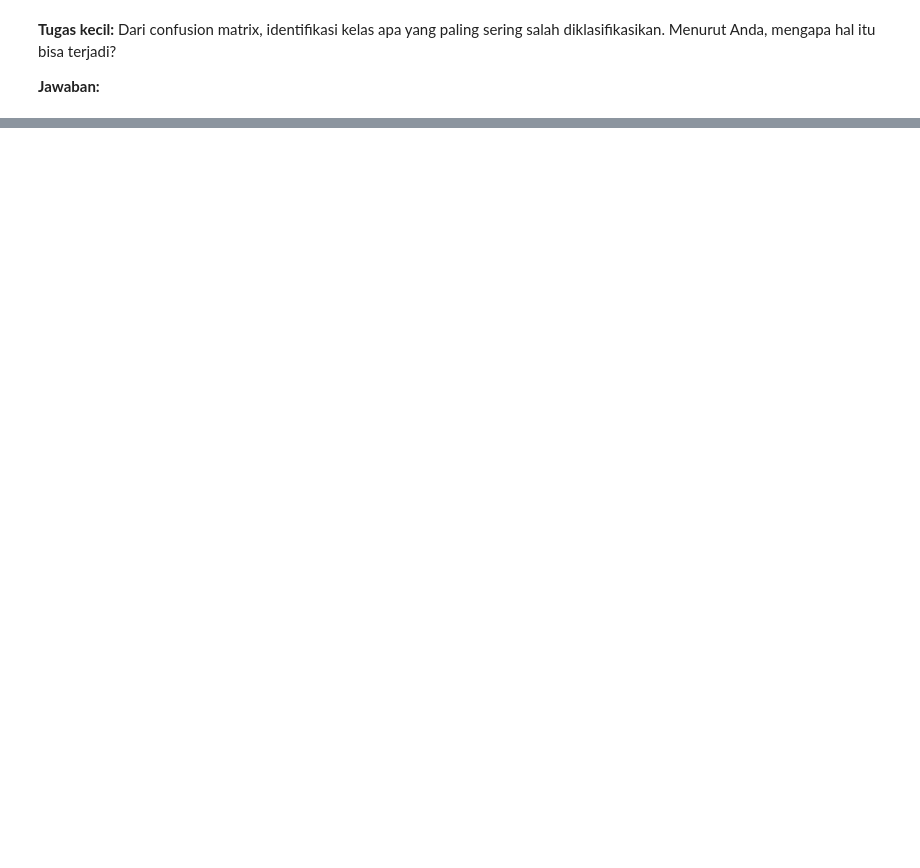
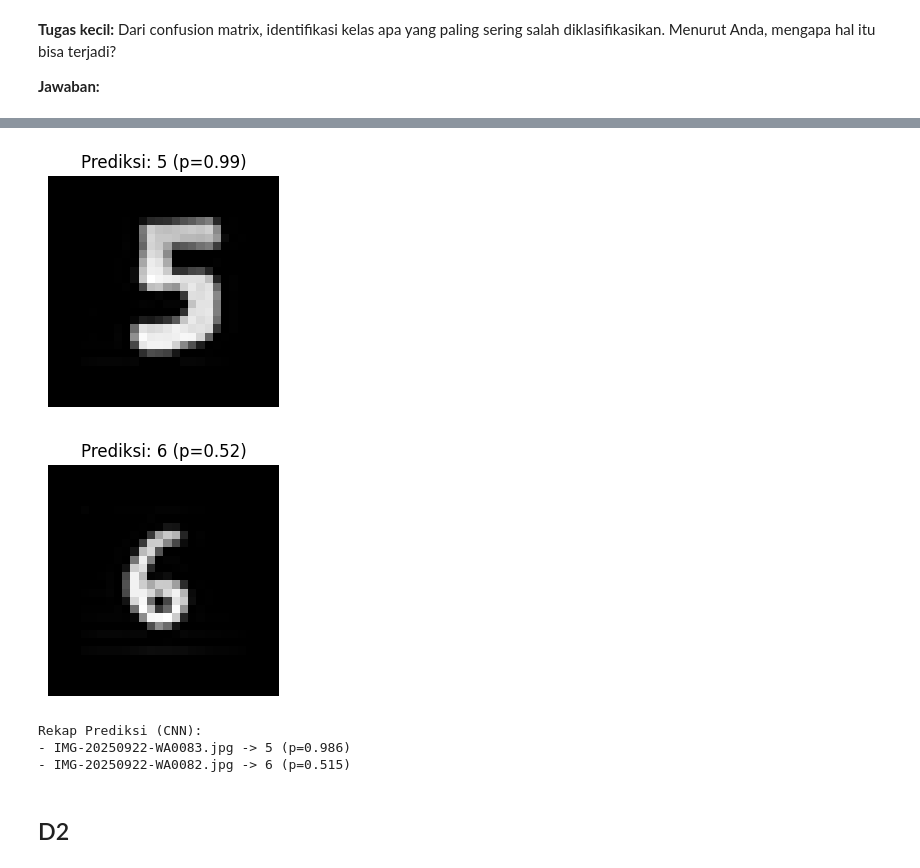
Before and after one commit to anisaafn/2025_Visi-Komputer_TI-2B, a Jupyter notebook: Jobsheet_2.ipynb, the cells around one changed output, grey strips where cells are left out. Saved outputs shown, nothing was run; the diff lists cells and outputs as text; code cells hidden in the pictures; blank space fills up the shorter version.

```diff
--- a/Jobsheet_2.ipynb
+++ b/Jobsheet_2.ipynb
@@ -541,0 +684,49 @@ plt.show()
+# %%
+import matplotlib.pyplot as plt
+from PIL import Image
+import numpy as np
+
+
+results = []
+if 'model' not in locals():
+    print("FATAL ERROR: Variabel 'model' (CNN) tidak ditemukan. Pastikan Anda sudah melatih model di praktikum D3.")
+else:
+    for fname in uploaded.keys():
+        try:
+            img_pil = Image.open(fname)
+        except Exception as e:
+            print(f"Error saat membuka file {fname}: {e}")
+            continue
+
+        # disp: PIL untuk ditampilkan, x: (28,28,1)
+        disp, x = preprocess_to_mnist_28x28(img_pil)
+
+        # Ubah ke shape yang dibutuhkan CNN: (1, 28, 28, 1)
+        x_batch = np.expand_dims(x, axis=0)
+
+        # Prediksi menggunakan model CNN (Keras)
+        probs = model.predict(x_batch, verbose=0)[0]
+        pred = int(np.argmax(probs))
+        conf = float(np.max(probs))
+
+        results.append((fname, pred, conf))
+
+        # Tampilkan hasil
+        plt.figure(figsize=(3,3))
+        plt.imshow(disp, cmap='gray')
+        plt.title(f"Prediksi: {pred} (p={conf:.2f})")
+        plt.axis('off')
+        plt.show()
+
+    # Rekap ringkas
+    print("\nRekap Prediksi (CNN):")
+    for r in results:
+        print(f"- {r[0]} -> {r[1]} (p={r[2]:.3f})")
+# %% [output]
+[figure, added]
+[figure, added]
+Rekap Prediksi (CNN):
+- IMG-20250922-WA0083.jpg -> 5 (p=0.986)
+- IMG-20250922-WA0082.jpg -> 6 (p=0.515)
+# %% [markdown]
+## D2
```
Also changed, not shown: parts of 11 cells of this notebook.
